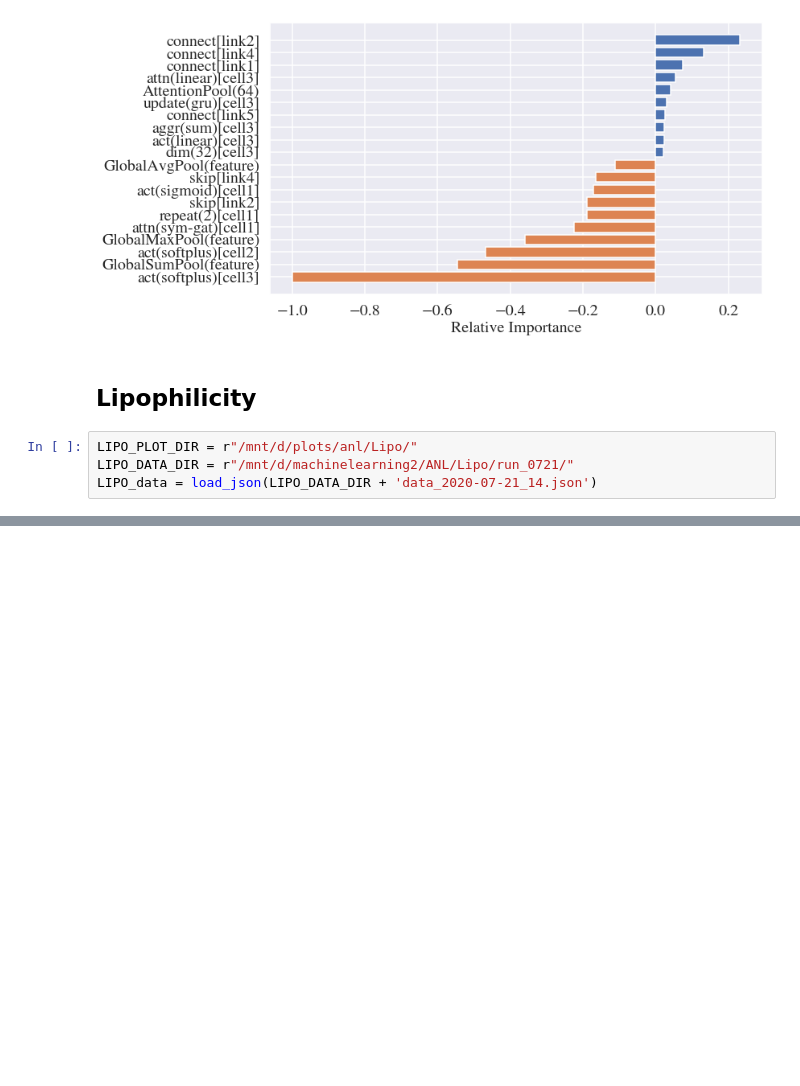
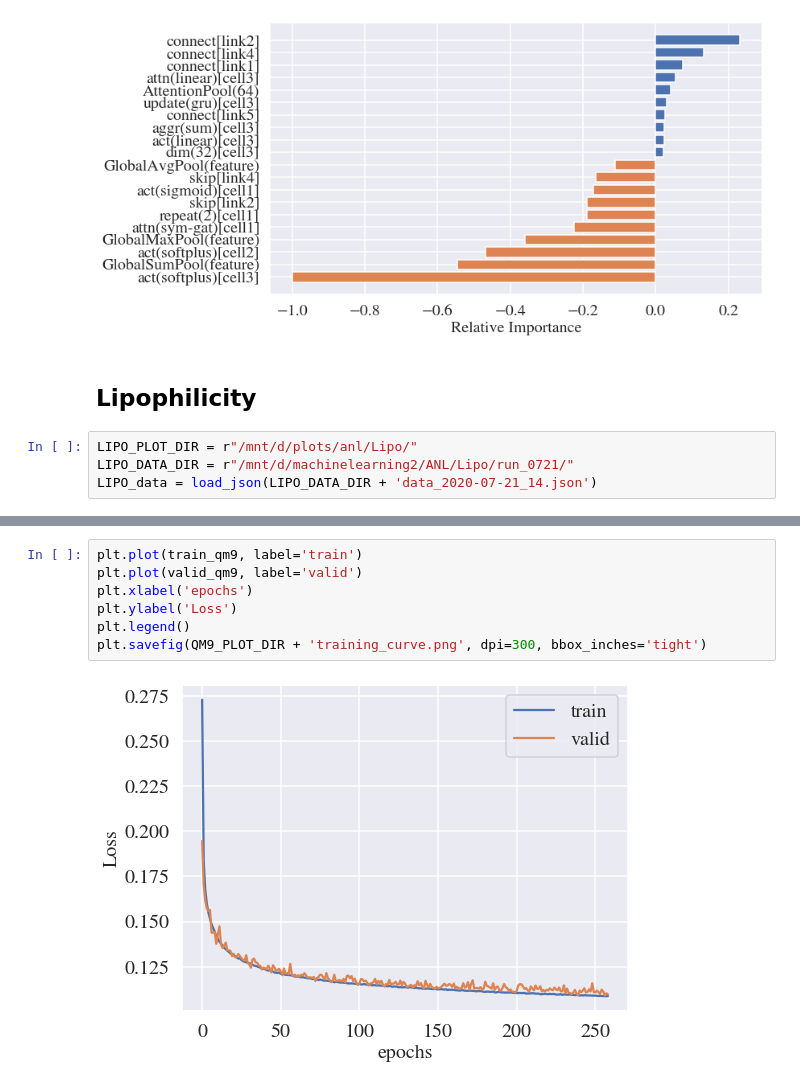
Before and after one commit to sjiang87/molnet, a Jupyter notebook: analysis.ipynb, the cells around one changed output, grey strips where cells are left out. Drawn from its saved outputs; the diff is of its cells as text; blank space fills up the shorter version.

```diff
--- a/analysis.ipynb
+++ b/analysis.ipynb
@@ -305,0 +312,9 @@ Test   0.4678+/-0.0371  0.3598+/-0.0514  0.7728+/-0.0324
+# %%
+plt.plot(train_qm9, label='train')
+plt.plot(valid_qm9, label='valid')
+plt.xlabel('epochs')
+plt.ylabel('Loss')
+plt.legend()
+plt.savefig(QM9_PLOT_DIR + 'training_curve.png', dpi=300, bbox_inches='tight')
+# %% [output]
+[figure, added]
```
Also changed, not shown: parts of 4 cells of this notebook.
